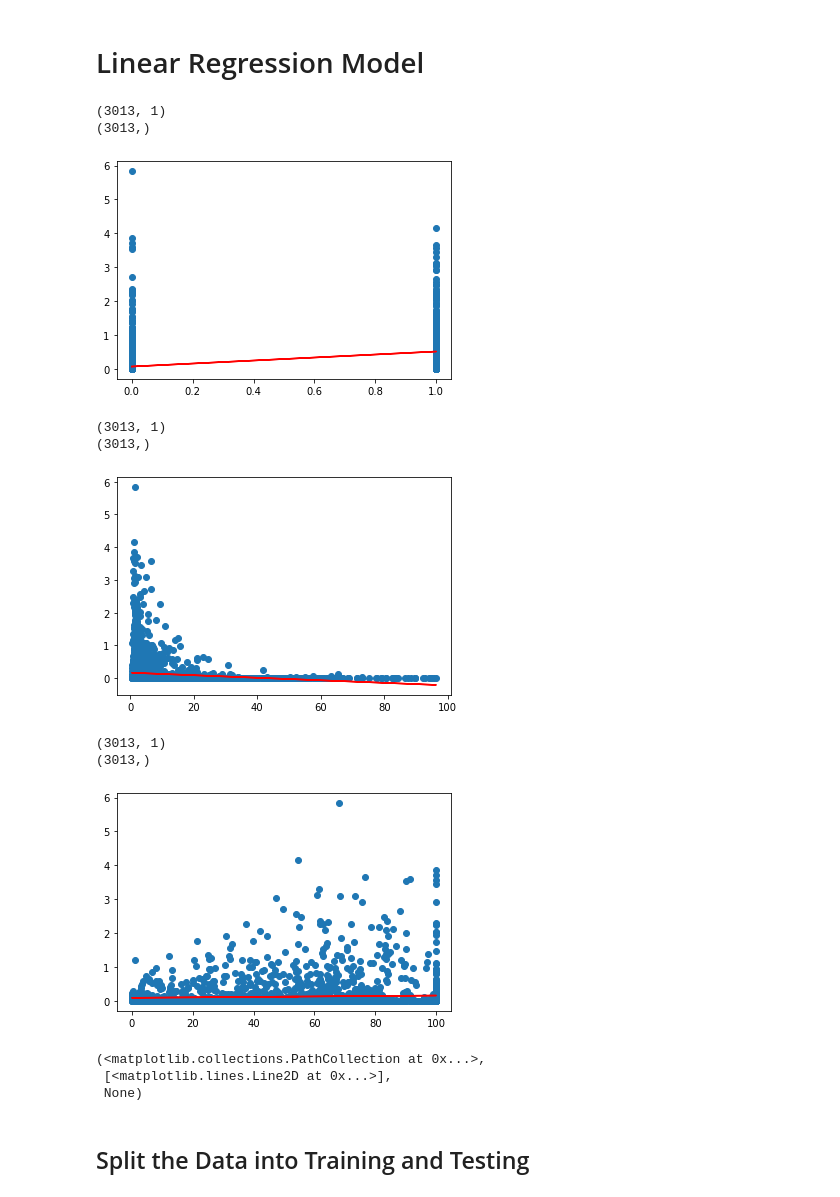
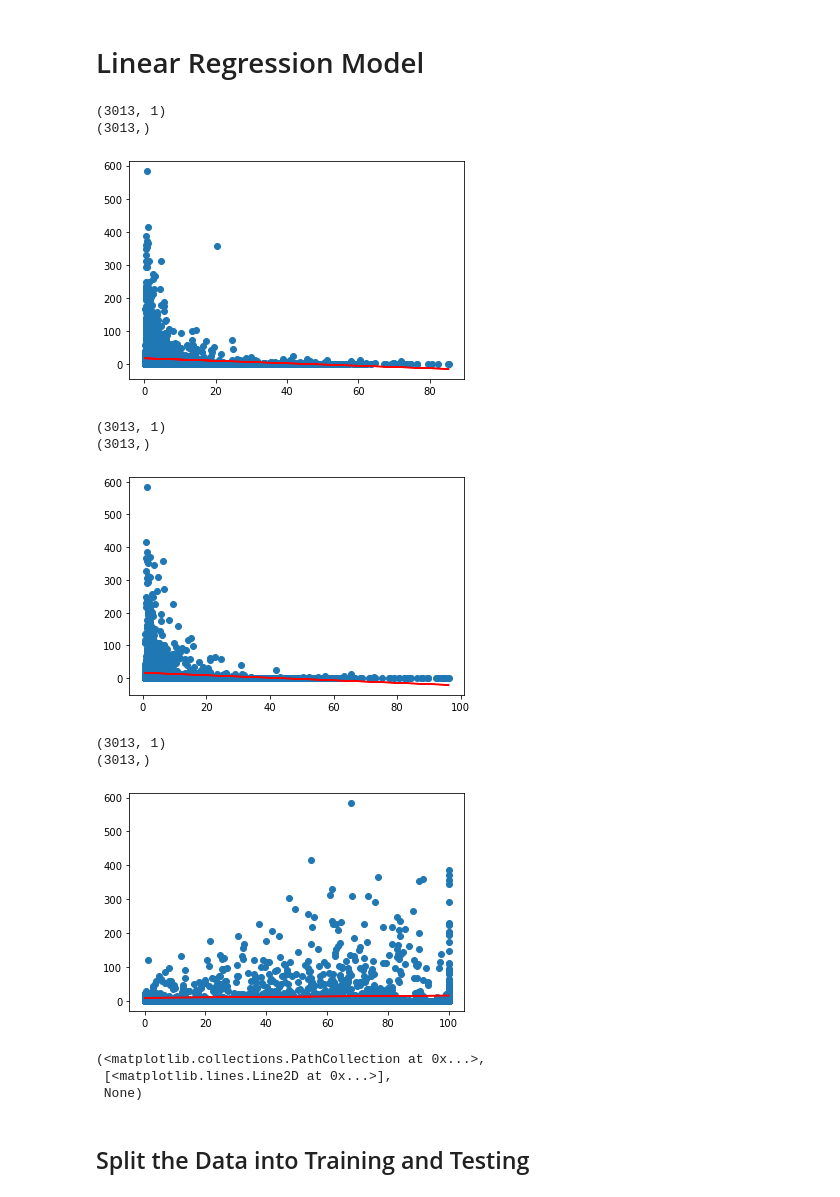
Before and after one commit to Tsoggy/Lyme_Disease, a Jupyter notebook: Resources/Notebooks/Lyme_ML_model.ipynb, the cells around one changed output. Saved outputs shown, nothing was run; the diff lists cells and outputs as text; code cells hidden in the pictures.

```diff
--- a/Resources/Notebooks/Lyme_ML_model.ipynb
+++ b/Resources/Notebooks/Lyme_ML_model.ipynb
@@ -144,20 +144,9 @@ ldir_key_df.head()
 | 1 | Average Lyme Incidence Reported p... | 1 |
 | 2 | Above Lyme Average Incidence Repo... | 2 |
 | 3 | Highest Lyme Incidence Reported p... | 3 |
-# %%
-# Create a map function to bin the incidence of lyme reported
-def map_fxn (x):
-    if x ==0:
-        return 0
-    elif x <= 0.130944:
-        return 1
-    elif x <= 0.415456 + 0.130944:
-        return 2
-    else:
-        return 3
 # %%
 # Scale the Incidence of Lyme Disease for the Population
-mldf['Norm_Incidence'] = mldf['Lyme_Disease_Incidence_Reported']/mldf['Population']*1000
+mldf['Norm_Incidence'] = mldf['Lyme_Disease_Incidence_Reported']/mldf['Population']*100000
 # %%
 mldf['Norm_Incidence'].describe()
 # %% [output]
@@ -172,4 +161,15 @@ max         5.830611
 Name: Norm_Incidence, dtype: float64
+# %%
+# Create a map function to bin the incidence of lyme reported
+def map_fxn (x):
+    if x ==0:
+        return 0
+    elif x <= 13.0944:
+        return 1
+    elif x <= 41.5456 + 13.0944:
+        return 2
+    else:
+        return 3
 # %%
 # Map value to mldf to match the key df
 mldf['Norm_Incidence_Bin']= mldf['Norm_Incidence'].map(map_fxn)
@@ -224,37 +224,37 @@ mldf.to_csv(f"../../{file_path}/ML_Demographic_LymeCase_HealthRank.csv", index=F
 # %%
 import matplotlib.pyplot as plt
 from sklearn.linear_model import LinearRegression
 
 # Create a function to take in multiple columns and run a linear regression
 def linear_reg(indp, dep):
     X = mldf[indp].array.reshape(-1, 1)
 
     print(X.shape)
     y = mldf[dep]
 
     model = LinearRegression()
 
     model.fit(X, y)
     y_pred = model.predict(X)
     print(y_pred.shape)
 
     return plt.scatter(X, y), plt.plot(X, y_pred, color='red'), plt.show()
 
 
 # Call the function with different indipendent variables
-linear_reg('Ticks_With_Lyme', 'Norm_Incidence')
+linear_reg('African_American(%)', 'Norm_Incidence')
 linear_reg('Hispanic(%)', 'Norm_Incidence')
 linear_reg('Rural(%)', 'Norm_Incidence')
 # %% [output]
 (3013, 1)
 (3013,)
-[figure, old version]
+[figure, new version]
 (3013, 1)
 (3013,)
-[figure, old version]
+[figure, new version]
 (3013, 1)
 (3013,)
-[figure, old version]
+[figure, new version]
 (<matplotlib.collections.PathCollection at 0x...>,
  [<matplotlib.lines.Line2D at 0x...>],
  None)
```
Also changed, not shown: parts of 8 cells of this notebook, 4 other files.
